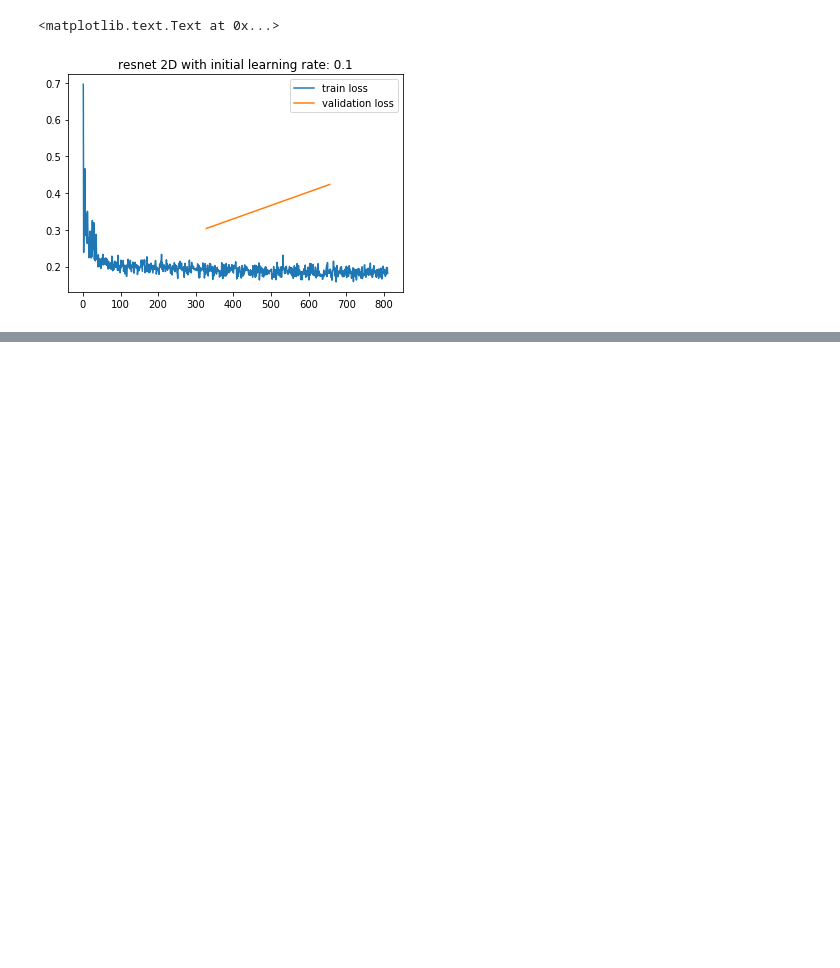
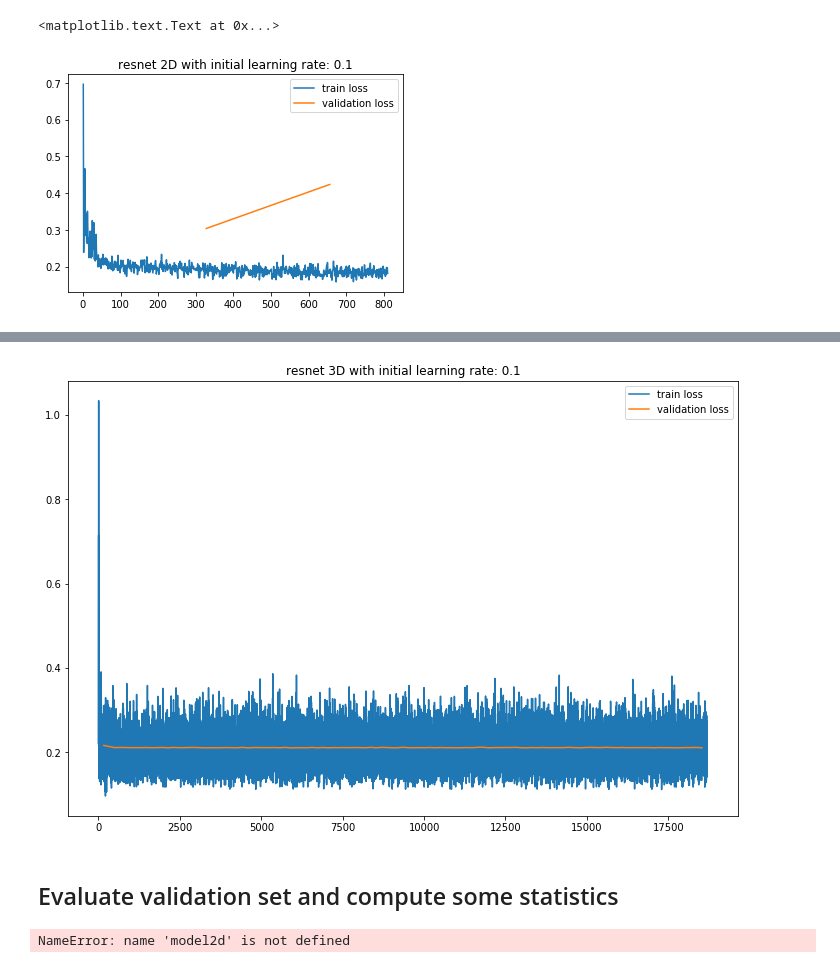
Before and after one commit to bonyuta0204/pytorch-i3d, a Jupyter notebook: notebook/resnet_analysis.ipynb, the cells around one changed output, grey strips where cells are left out. Saved outputs shown, nothing was run; the diff lists cells and outputs as text; code cells hidden in the pictures; blank space fills up the shorter version.

```diff
--- a/notebook/resnet_analysis.ipynb
+++ b/notebook/resnet_analysis.ipynb
@@ -360,0 +88,14 @@ tensor([[ 0.0069,  0.0190,  0.0040,  ..., -0.0098,  0.0005,  0.0162],
+# %%
+resnet_3d_loss = pd.read_csv("../experiment/resnet3d_top20/run_0001/1212_log.csv")
+train_loss = resnet_3d_loss[resnet_3d_loss["split"] == "train"]
+val_loss = resnet_3d_loss[resnet_3d_loss["split"] == "val"]
+plt.figure(figsize=(12,8))
+plt.plot(train_loss["step"].values, train_loss["loss"].values, label="train loss")
+plt.plot(val_loss["step"].values, val_loss["loss"].values, label="validation loss")
+plt.legend()
+plt.title("resnet 3D with initial learning rate: 0.1")
+plt.savefig(run_3d.figure_file("learning_curve.pdf"))
+# %% [output]
+[figure, added]
+# %% [markdown]
+## Evaluate validation set and compute some statistics
@@ -360,0 +110,4 @@ tensor([[ 0.0069,  0.0190,  0.0040,  ..., -0.0098,  0.0005,  0.0162],
+# %%
+del model2d
+# %% [output]
+NameError: name 'model2d' is not defined
```
Also changed, not shown: parts of 46 cells of this notebook, 8 other files.
